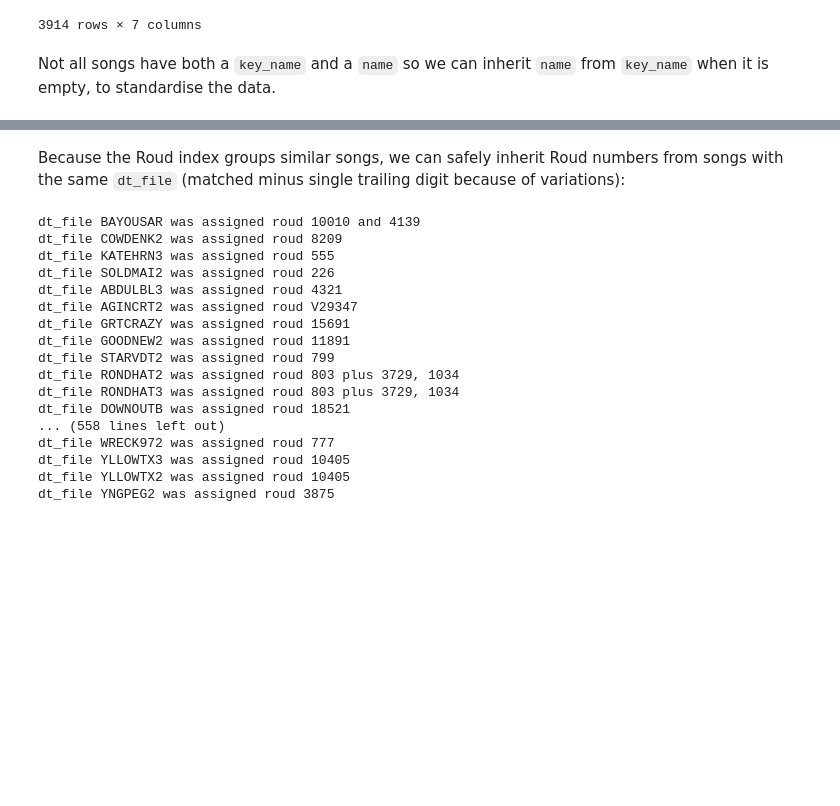
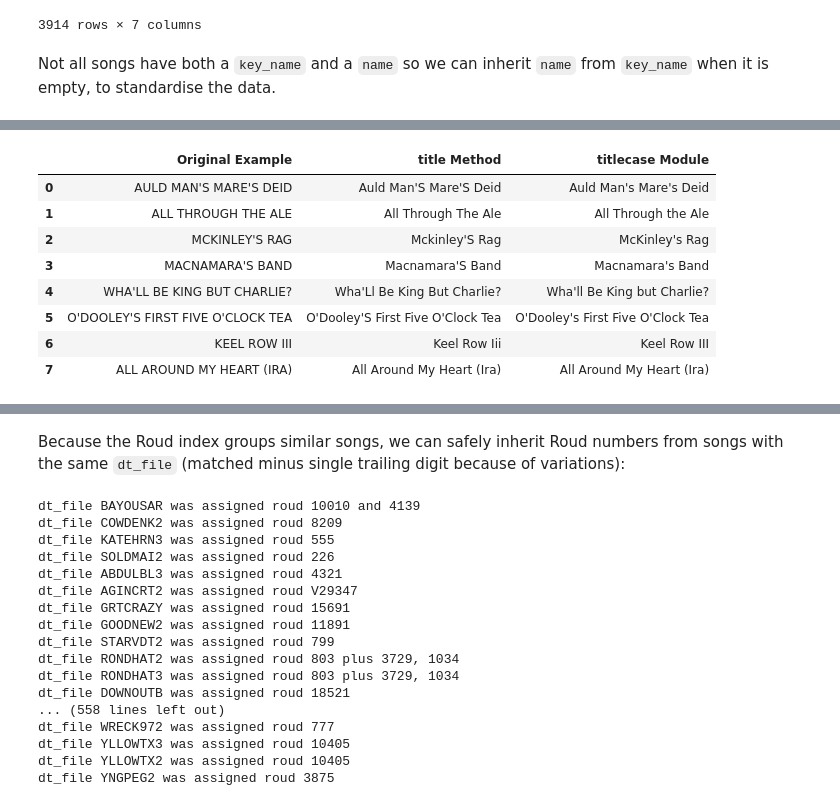
Before and after one commit to sian0x0/Roud-Song-Clusters, a Jupyter notebook: Roud-Clusters.ipynb, the cells around one changed output, grey strips where cells are left out. Saved outputs shown, nothing was run; the diff lists cells and outputs as text; code cells hidden in the pictures; blank space fills up the shorter version.

```diff
--- a/Roud-Clusters.ipynb
+++ b/Roud-Clusters.ipynb
@@ -939 +941,30 @@ Unify name case:
+# %%
+from titlecase import titlecase
+# note: edit required to titlecase.__init__.py:
+#             if all_caps:
+#                 if UC_INITIALS.match(word):
+#                     tc_line.append(word)
+#                     continue
+#                 word = word.lower() #moved from below to fix o' names in all caps
+# also added (IX|IV|V?I{0,3}) regex for low roman numerals
+%autoreload 2
+
+test_titles = ["AULD MAN'S MARE'S DEID", "ALL THROUGH THE ALE", "MCKINLEY'S RAG", "MACNAMARA'S BAND", "WHA'LL BE KING BUT CHARLIE?","O'DOOLEY'S FIRST FIVE O'CLOCK TEA","KEEL ROW III",
+    "ALL AROUND MY HEART (IRA)"]
+df_title_test = pd.DataFrame({
+    "Original Example": test_titles,
+    "title Method": [s.title() for s in test_titles],
+    "titlecase Module": [titlecase(s) for s in test_titles]
+})
+df_title_test
+# %% [output]
+|  | Original Example | title Method | titlecase Module |
+| 0 | AULD MAN'S MARE'S DEID | Auld Man'S Mare'S Deid | Auld Man's Mare's Deid |
+| 1 | ALL THROUGH THE ALE | All Through The Ale | All Through the Ale |
+| 2 | MCKINLEY'S RAG | Mckinley'S Rag | McKinley's Rag |
+| 3 | MACNAMARA'S BAND | Macnamara'S Band | Macnamara's Band |
+| 4 | WHA'LL BE KING BUT CHARLIE? | Wha'Ll Be King But Charlie? | Wha'll Be King but Charlie? |
+| 5 | O'DOOLEY'S FIRST FIVE O'CLOCK TEA | O'Dooley'S First Five O'Clock Tea | O'Dooley's First Five O'Clock Tea |
+| 6 | KEEL ROW III | Keel Row Iii | Keel Row III |
+| 7 | ALL AROUND MY HEART (IRA) | All Around My Heart (Ira) | All Around My Heart (Ira) |
 # %%
```
Also changed, not shown: parts of 13 cells of this notebook, 1 other file.
